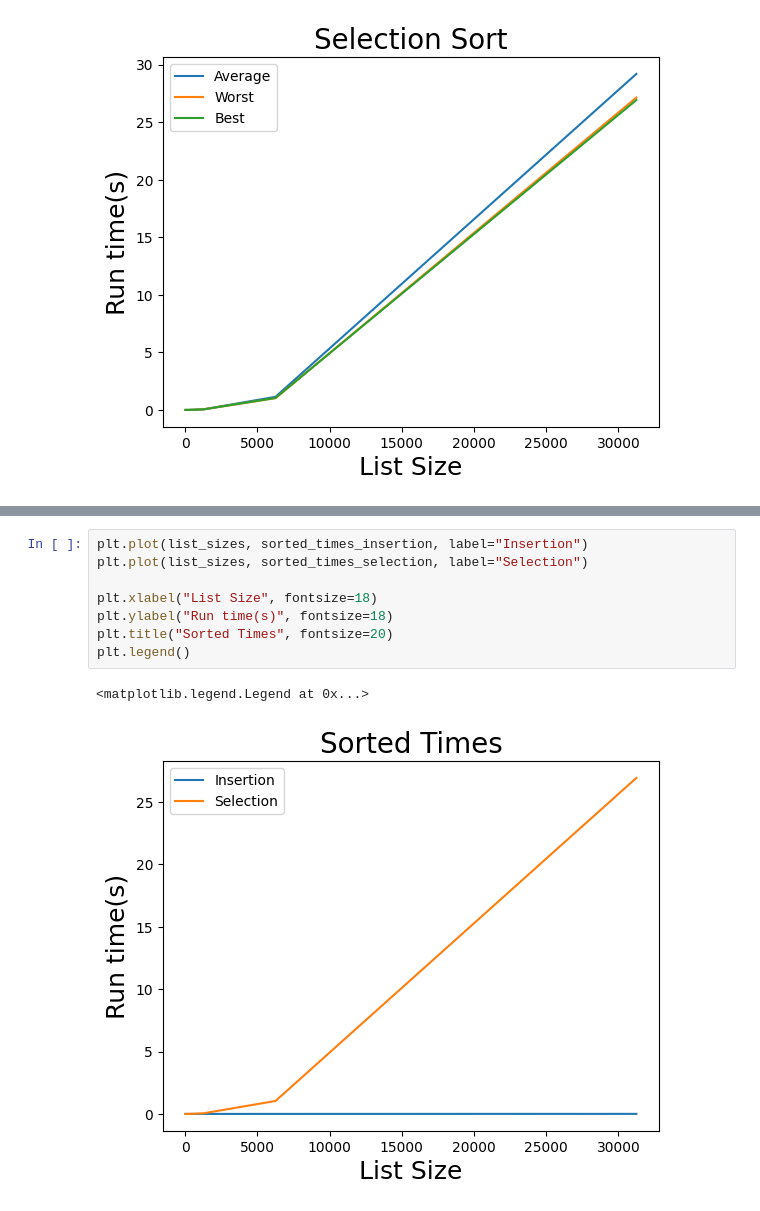
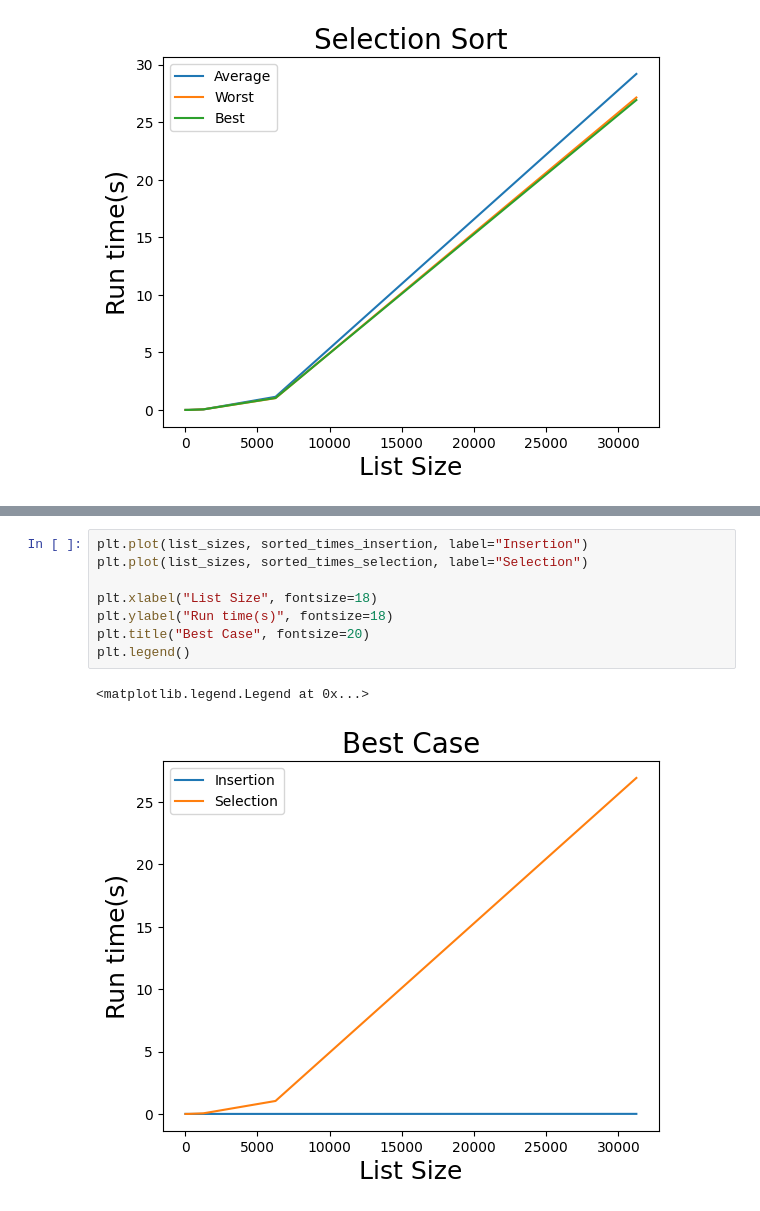
Before and after one commit to Snakekill88/Inertion_Selection_Sort_Performance, a Jupyter notebook: Program 2.ipynb, the cells around one changed output, grey strips where cells are left out. Drawn from its saved outputs; the diff is of its cells as text.

```diff
--- a/Program 2.ipynb
+++ b/Program 2.ipynb
@@ -245,13 +245,13 @@ plt.legend()
 # %%
 plt.plot(list_sizes, sorted_times_insertion, label="Insertion")
 plt.plot(list_sizes, sorted_times_selection, label="Selection")
 
 plt.xlabel("List Size", fontsize=18)
 plt.ylabel("Run time(s)", fontsize=18)
-plt.title("Sorted Times", fontsize=20)
+plt.title("Best Case", fontsize=20)
 plt.legend()
 # %% [output]
 <matplotlib.legend.Legend at 0x...>
-[figure, old version]
+[figure, new version]
 # %% [markdown]
 #### Reflection Questions
```
Also changed, not shown: parts of 3 cells of this notebook.
